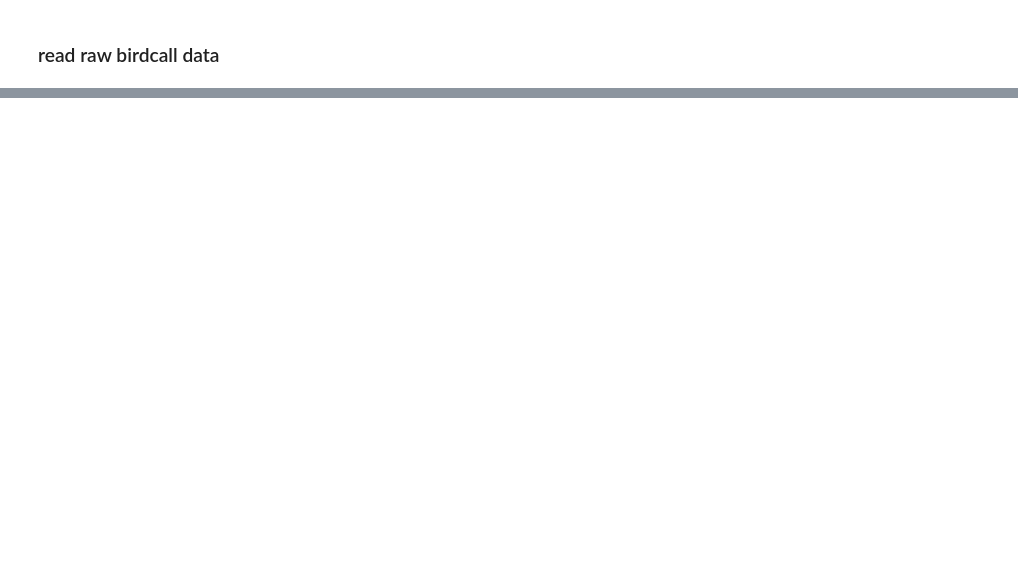
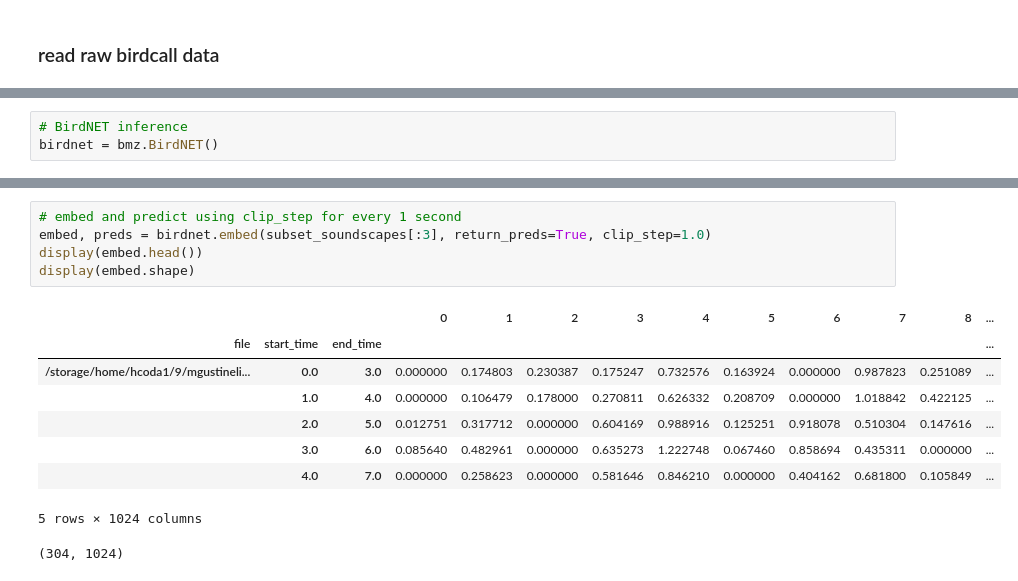
Before and after one commit to dsgt-arc/birdclef-2025, a Jupyter notebook: notebooks/embed/20250524-mg-embed.ipynb, the cells around one changed output, grey strips where cells are left out. Drawn from its saved outputs; the diff is of its cells as text; blank space fills up the shorter version.

```diff
--- a/notebooks/embed/20250524-mg-embed.ipynb
+++ b/notebooks/embed/20250524-mg-embed.ipynb
@@ -91,0 +101,3 @@ ls: write error: Broken pipe
+# %%
+# BirdNET inference
+birdnet = bmz.BirdNET()
@@ -91,0 +118,15 @@ ls: write error: Broken pipe
+# %%
+# embed and predict using clip_step for every 1 second
+embed, preds = birdnet.embed(subset_soundscapes[:3], return_preds=True, clip_step=1.0)
+display(embed.head())
+display(embed.shape)
+# %% [output]
+|  |  |  | 0 | 1 | 2 | 3 | 4 | 5 | 6 | 7 | 8 | ... |
+| file | start_time | end_time |  |  |  |  |  |  |  |  |  | ... |
+| /storage/home/hcoda1/9/mgustineli... | 0.0 | 3.0 | 0.000000 | 0.174803 | 0.230387 | 0.175247 | 0.732576 | 0.163924 | 0.000000 | 0.987823 | 0.251089 | ... |
+|  | 1.0 | 4.0 | 0.000000 | 0.106479 | 0.178000 | 0.270811 | 0.626332 | 0.208709 | 0.000000 | 1.018842 | 0.422125 | ... |
+|  | 2.0 | 5.0 | 0.012751 | 0.317712 | 0.000000 | 0.604169 | 0.988916 | 0.125251 | 0.918078 | 0.510304 | 0.147616 | ... |
+|  | 3.0 | 6.0 | 0.085640 | 0.482961 | 0.000000 | 0.635273 | 1.222748 | 0.067460 | 0.858694 | 0.435311 | 0.000000 | ... |
+|  | 4.0 | 7.0 | 0.000000 | 0.258623 | 0.000000 | 0.581646 | 0.846210 | 0.000000 | 0.404162 | 0.681800 | 0.105849 | ... |
+5 rows × 1024 columns
+(304, 1024)
```
Also changed, not shown: parts of 9 cells of this notebook, 2 other files.
